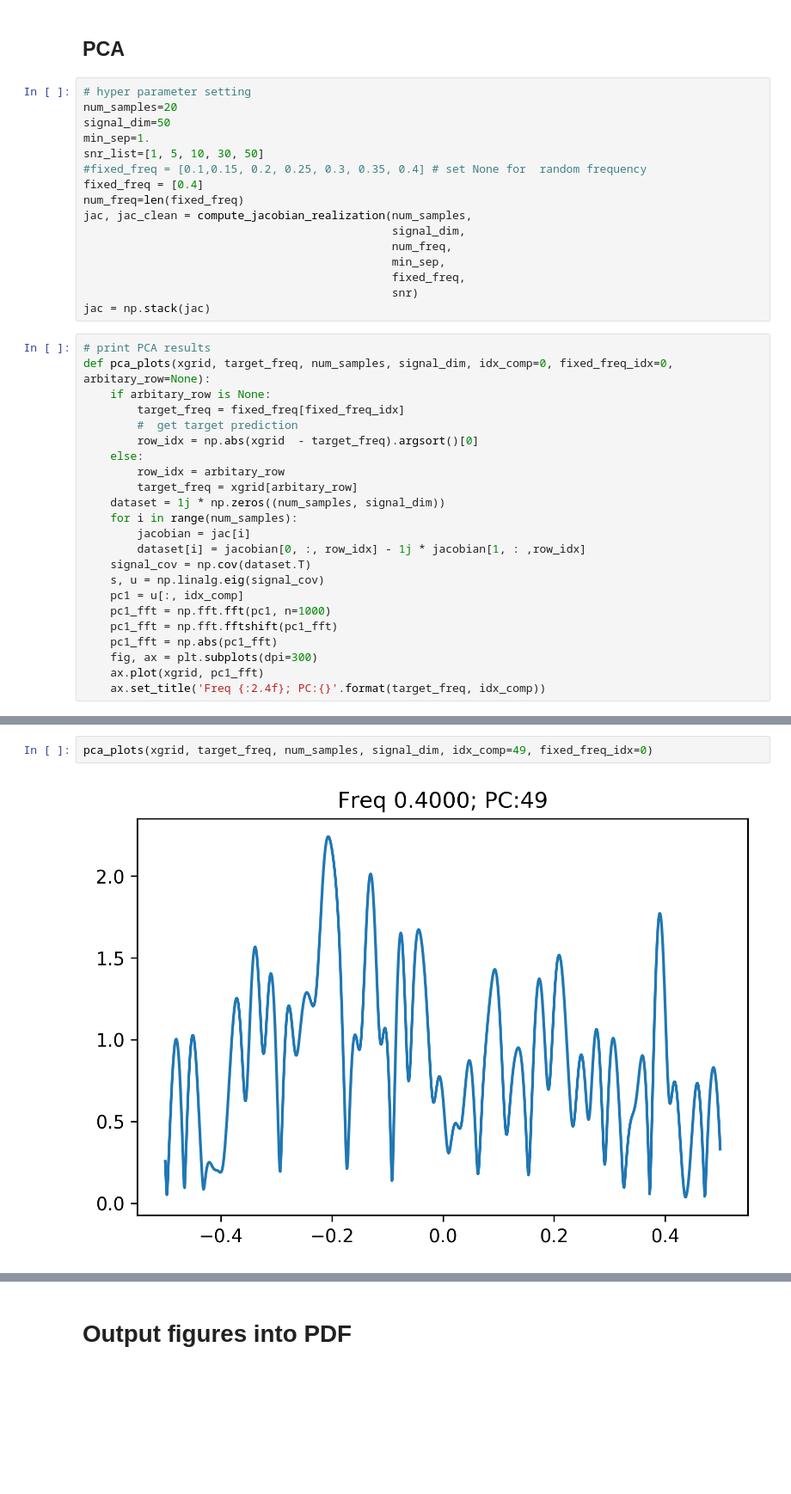
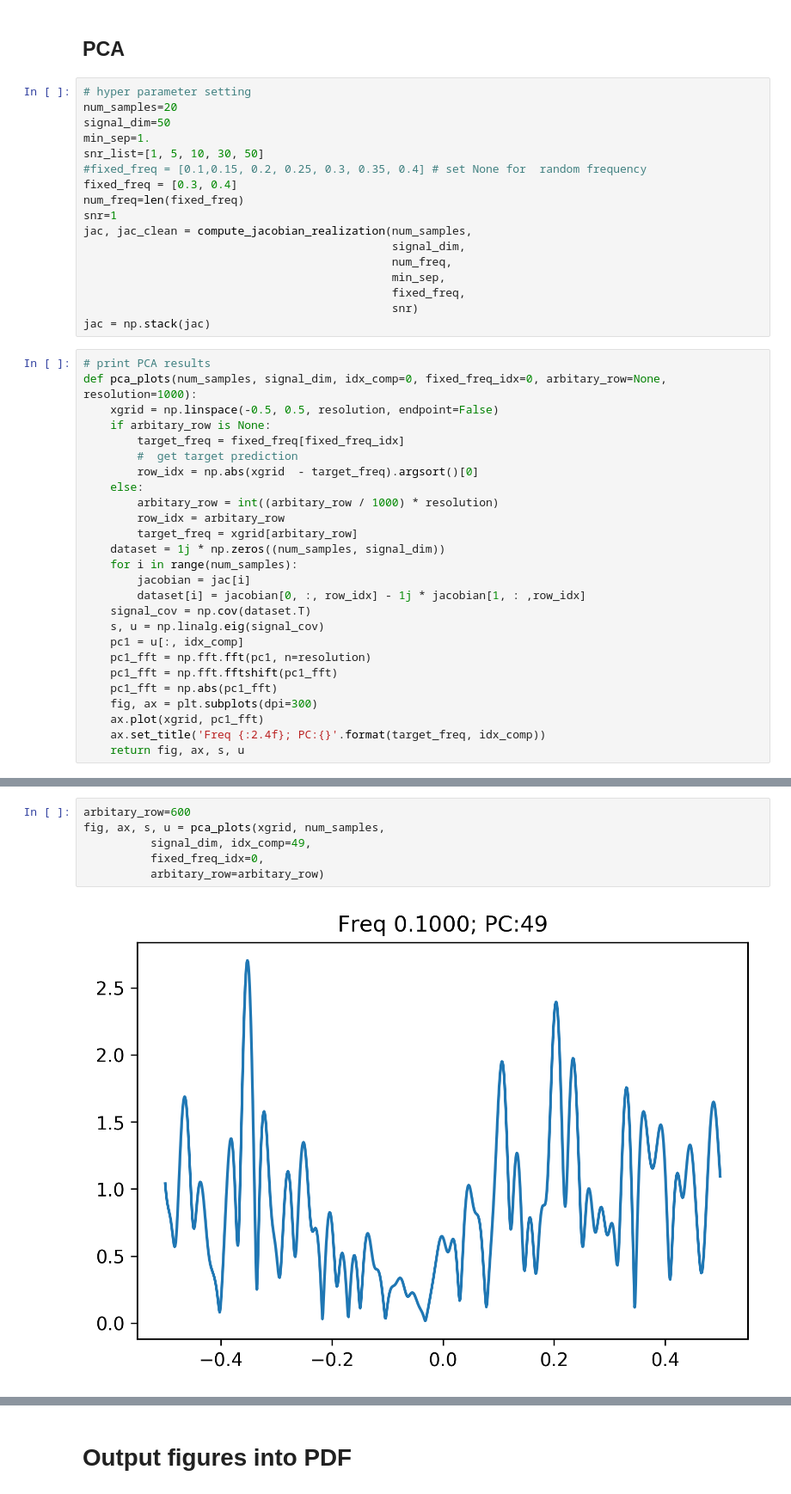
Before and after one commit to bofei5675/DeepFreq, a Jupyter notebook: filter.ipynb, the cells around one changed output, grey strips where cells are left out. Shown at 86% size. Cells and saved outputs as stored; diff of their text form; blank space fills up the shorter version.

```diff
--- a/filter.ipynb
+++ b/filter.ipynb
@@ -630,8 +636,9 @@ signal_dim=50
 min_sep=1.
 snr_list=[1, 5, 10, 30, 50]
 #fixed_freq = [0.1,0.15, 0.2, 0.25, 0.3, 0.35, 0.4] # set None for  random frequency
-fixed_freq = [0.4]
+fixed_freq = [0.3, 0.4]
 num_freq=len(fixed_freq)
+snr=1
 jac, jac_clean = compute_jacobian_realization(num_samples,
                                               signal_dim,
                                               num_freq,
@@ -641,12 +648,14 @@ jac, jac_clean = compute_jacobian_realization(num_samples,
 jac = np.stack(jac)
 # %%
 # print PCA results
-def pca_plots(xgrid, target_freq, num_samples, signal_dim, idx_comp=0, fixed_freq_idx=0, arbitary_row=None):
+def pca_plots(num_samples, signal_dim, idx_comp=0, fixed_freq_idx=0, arbitary_row=None, resolution=1000):
+    xgrid = np.linspace(-0.5, 0.5, resolution, endpoint=False)
     if arbitary_row is None:
         target_freq = fixed_freq[fixed_freq_idx]
         #  get target prediction
         row_idx = np.abs(xgrid  - target_freq).argsort()[0]
     else:
+        arbitary_row = int((arbitary_row / 1000) * resolution)
         row_idx = arbitary_row
         target_freq = xgrid[arbitary_row]
     dataset = 1j * np.zeros((num_samples, signal_dim))
@@ -656,9 +665,10 @@ def pca_plots(xgrid, target_freq, num_samples, signal_dim, idx_comp=0, fixed_fre
     signal_cov = np.cov(dataset.T)
     s, u = np.linalg.eig(signal_cov)
     pc1 = u[:, idx_comp]
-    pc1_fft = np.fft.fft(pc1, n=1000)
+    pc1_fft = np.fft.fft(pc1, n=resolution)
     pc1_fft = np.fft.fftshift(pc1_fft)
     pc1_fft = np.abs(pc1_fft)
     fig, ax = plt.subplots(dpi=300)
     ax.plot(xgrid, pc1_fft)
     ax.set_title('Freq {:2.4f}; PC:{}'.format(target_freq, idx_comp))
+    return fig, ax, s, u
@@ -669,4 +689,8 @@ pca_plots(xgrid, target_freq, num_samples, signal_dim, idx_comp=0, fixed_freq_id
 # %%
-pca_plots(xgrid, target_freq, num_samples, signal_dim, idx_comp=49, fixed_freq_idx=0)
+arbitary_row=600
+fig, ax, s, u = pca_plots(xgrid, num_samples,
+          signal_dim, idx_comp=49,
+          fixed_freq_idx=0,
+          arbitary_row=arbitary_row)
 # %% [output]
-[figure, old version]
+[figure, new version]
```
Also changed, not shown: parts of 18 cells of this notebook, 1 other file.
